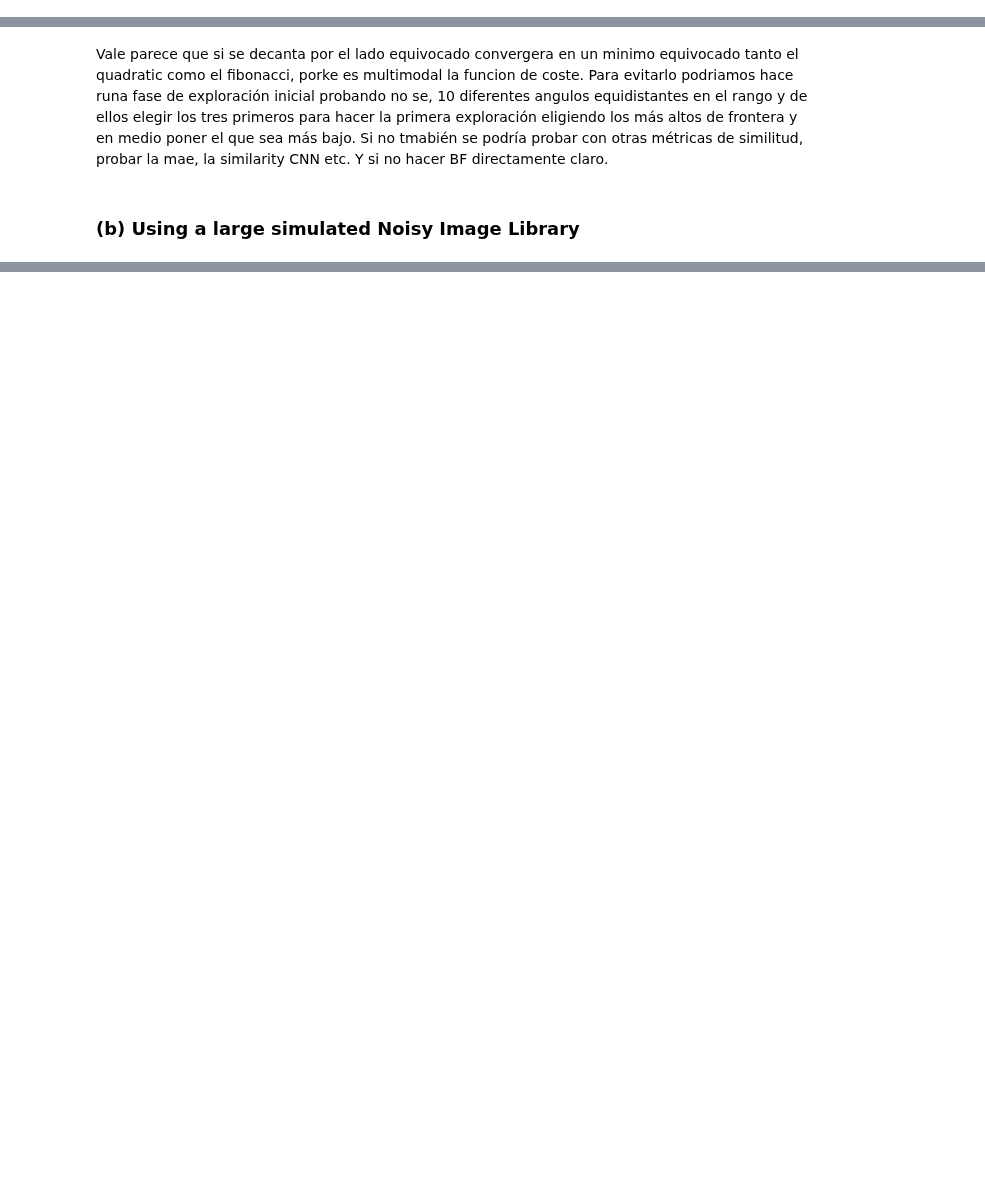
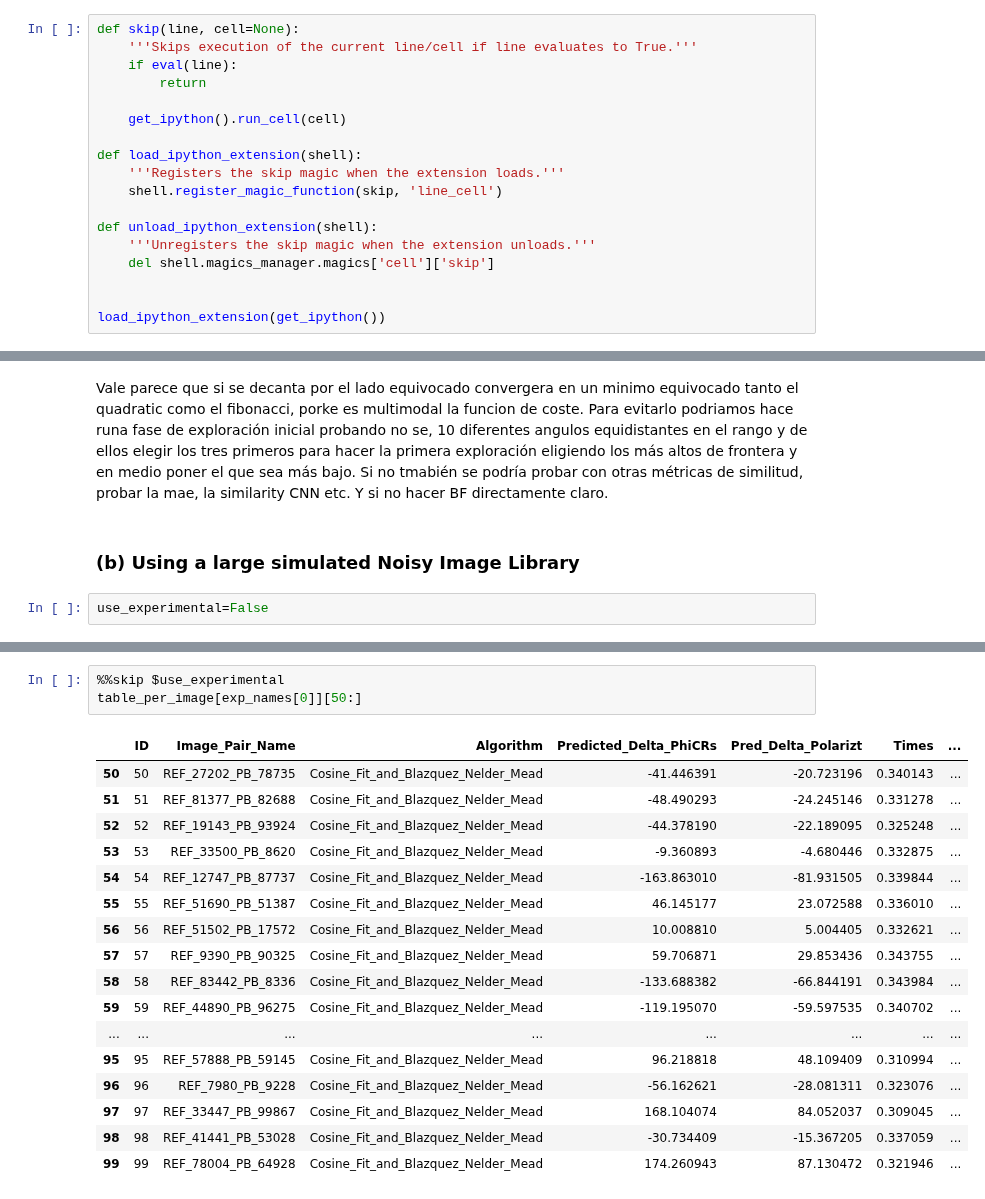
Before and after one commit to Oiangu9/Conical_Refraction_Polarimeter, a Jupyter notebook: LAB/ANALYSIS_SCRIPTS/NOTEBOOK_Pipeline_to_Compare_Algorithms.ipynb, the cells around one changed output, grey strips where cells are left out. Cells and saved outputs as stored; diff of their text form; blank space fills up the shorter version.

```diff
--- a/LAB/ANALYSIS_SCRIPTS/NOTEBOOK_Pipeline_to_Compare_Algorithms.ipynb
+++ b/LAB/ANALYSIS_SCRIPTS/NOTEBOOK_Pipeline_to_Compare_Algorithms.ipynb
@@ -26,3 +26,21 @@ Ke guarde los plots ke se outputean si hace falta en ese path dado.
 Ta gero funkiño bat que coja algs, que coja image pairs y si acaso coja sus ground-truths como opctional argument, y que te outputee la tabla de imagen, algoritmos delta phicR, delta pol, times, GT, absolute errors.
 
 Ta gero bebai outputee pa cada algoritmo un histograma de los absolute errors y un histograma de tiempos, con las medias y percentiles indicados correctamente.
+# %%
+def skip(line, cell=None):
+    '''Skips execution of the current line/cell if line evaluates to True.'''
+    if eval(line):
+        return
+
+    get_ipython().run_cell(cell)
+
+def load_ipython_extension(shell):
+    '''Registers the skip magic when the extension loads.'''
+    shell.register_magic_function(skip, 'line_cell')
+
+def unload_ipython_extension(shell):
+    '''Unregisters the skip magic when the extension unloads.'''
+    del shell.magics_manager.magics['cell']['skip']
+
+
+load_ipython_extension(get_ipython())
@@ -2142,3 +3844,5 @@ Vale parece que si se decanta por el lado equivocado convergera en un minimo equ
 Y si no hacer BF directamente claro.
 # %% [markdown]
 ### (b) Using a large simulated Noisy Image Library
+# %%
+use_experimental=False
@@ -2144,0 +4094,21 @@ Y si no hacer BF directamente claro.
+# %%
+%%skip $use_experimental
+table_per_image[exp_names[0]][50:]
+# %% [output]
+|  | ID | Image_Pair_Name | Algorithm | Predicted_Delta_PhiCRs | Pred_Delta_Polarizt | Times | ... |
+| 50 | 50 | REF_27202_PB_78735 | Cosine_Fit_and_Blazquez_Nelder_Mead | -41.446391 | -20.723196 | 0.340143 | ... |
+| 51 | 51 | REF_81377_PB_82688 | Cosine_Fit_and_Blazquez_Nelder_Mead | -48.490293 | -24.245146 | 0.331278 | ... |
+| 52 | 52 | REF_19143_PB_93924 | Cosine_Fit_and_Blazquez_Nelder_Mead | -44.378190 | -22.189095 | 0.325248 | ... |
+| 53 | 53 | REF_33500_PB_8620 | Cosine_Fit_and_Blazquez_Nelder_Mead | -9.360893 | -4.680446 | 0.332875 | ... |
+| 54 | 54 | REF_12747_PB_87737 | Cosine_Fit_and_Blazquez_Nelder_Mead | -163.863010 | -81.931505 | 0.339844 | ... |
+| 55 | 55 | REF_51690_PB_51387 | Cosine_Fit_and_Blazquez_Nelder_Mead | 46.145177 | 23.072588 | 0.336010 | ... |
+| 56 | 56 | REF_51502_PB_17572 | Cosine_Fit_and_Blazquez_Nelder_Mead | 10.008810 | 5.004405 | 0.332621 | ... |
+| 57 | 57 | REF_9390_PB_90325 | Cosine_Fit_and_Blazquez_Nelder_Mead | 59.706871 | 29.853436 | 0.343755 | ... |
+| 58 | 58 | REF_83442_PB_8336 | Cosine_Fit_and_Blazquez_Nelder_Mead | -133.688382 | -66.844191 | 0.343984 | ... |
+| 59 | 59 | REF_44890_PB_96275 | Cosine_Fit_and_Blazquez_Nelder_Mead | -119.195070 | -59.597535 | 0.340702 | ... |
+| ... | ... | ... | ... | ... | ... | ... | ... |
+| 95 | 95 | REF_57888_PB_59145 | Cosine_Fit_and_Blazquez_Nelder_Mead | 96.218818 | 48.109409 | 0.310994 | ... |
+| 96 | 96 | REF_7980_PB_9228 | Cosine_Fit_and_Blazquez_Nelder_Mead | -56.162621 | -28.081311 | 0.323076 | ... |
+| 97 | 97 | REF_33447_PB_99867 | Cosine_Fit_and_Blazquez_Nelder_Mead | 168.104074 | 84.052037 | 0.309045 | ... |
+| 98 | 98 | REF_41441_PB_53028 | Cosine_Fit_and_Blazquez_Nelder_Mead | -30.734409 | -15.367205 | 0.337059 | ... |
+| 99 | 99 | REF_78004_PB_64928 | Cosine_Fit_and_Blazquez_Nelder_Mead | 174.260943 | 87.130472 | 0.321946 | ... |
```
Also changed, not shown: parts of 36 cells of this notebook, 9 other files.
